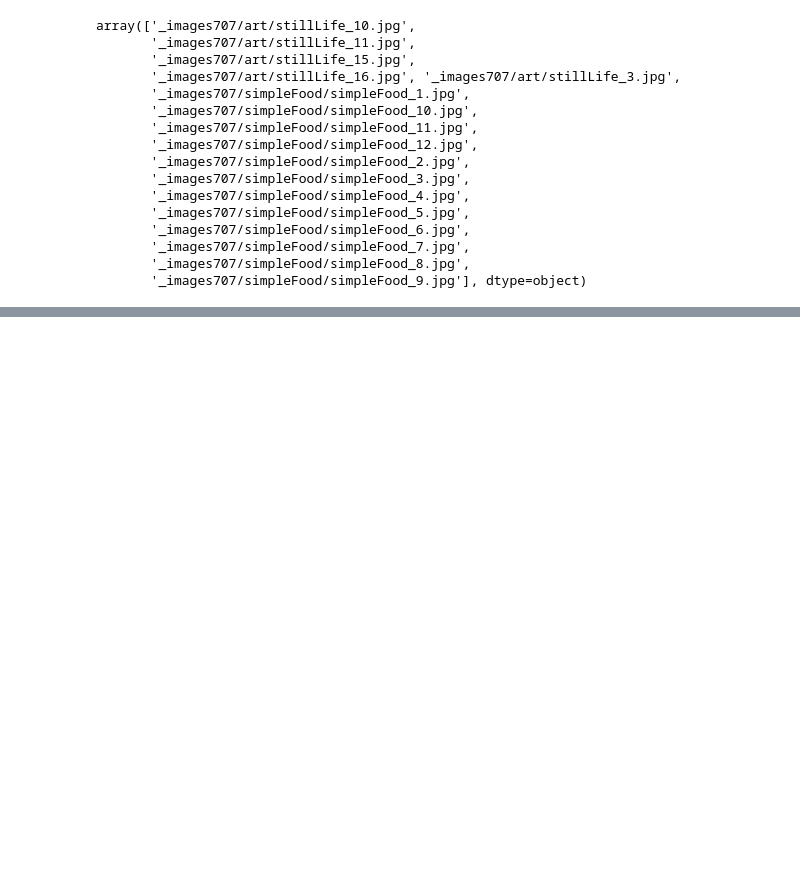
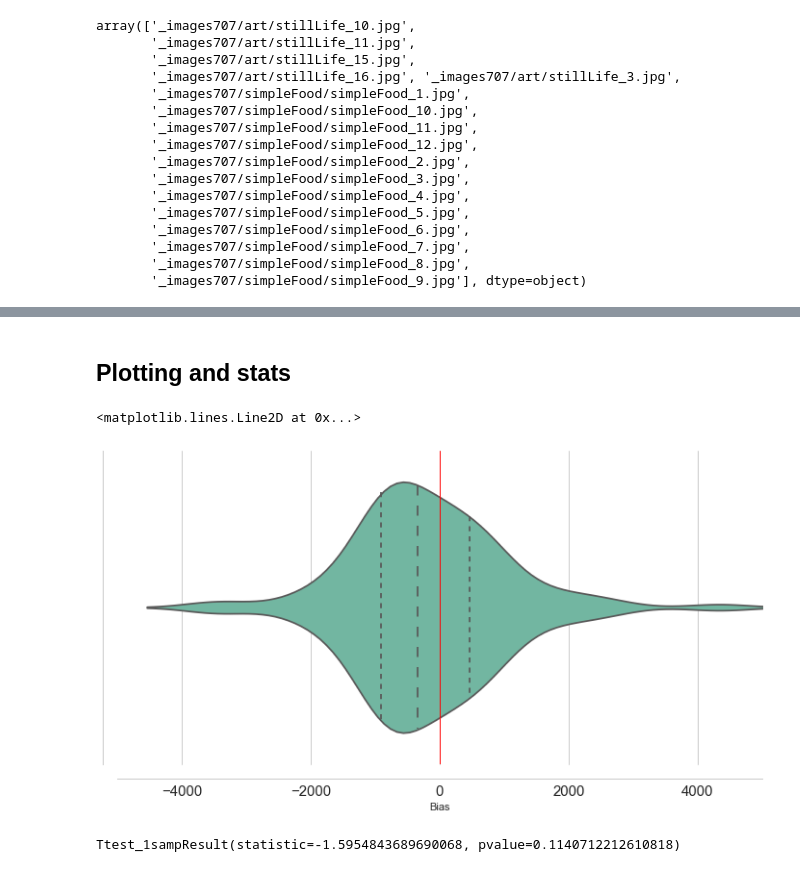
Before and after one commit to jeffmacinnes/cursorTracking, a Jupyter notebook: analysis/eyeBias/leftRightBias_analysis.ipynb, the cells around one changed output, grey strips where cells are left out. Saved outputs shown, nothing was run; the diff lists cells and outputs as text; code cells hidden in the pictures; blank space fills up the shorter version.

```diff
--- a/analysis/eyeBias/leftRightBias_analysis.ipynb
+++ b/analysis/eyeBias/leftRightBias_analysis.ipynb
@@ -122,0 +320,4 @@ stimSize
+# %%
+biasBySubj = pd.read_table('leftVsRightBias_bySubj.tsv', sep='\t')
+# %%
+biasBySubj = biasBySubj[(biasBySubj.gender == 'Male') | (biasBySubj.gender == 'Female')]
@@ -122,0 +333,21 @@ stimSize
+# %% [markdown]
+## Plotting and stats
+# %%
+sns.set_style('whitegrid')
+matplotlib.rc('ytick', labelsize=15)
+matplotlib.rc('xtick', labelsize=15)
+# %%
+# overall
+# plot bias
+fig = plt.figure(figsize=(12,6))
+
+sns.violinplot(x='Bias', data=biasBySubj,
+               inner='quartile', palette='Set2')
+sns.despine(offset=15)
+
+plt.gca().set_xlim(-5000, 5000)
+
+plt.axvline(x=0, lw=1, c='red')
+# %% [output]
+<matplotlib.lines.Line2D at 0x...>
+[figure, added]
@@ -122,0 +356,4 @@ stimSize
+# %%
+stats.ttest_1samp(biasBySubj.Bias, 0)
+# %% [output]
+Ttest_1sampResult(statistic=-1.5954843689690068, pvalue=0.1140712212610818)
```
Also changed, not shown: parts of 25 cells of this notebook.
